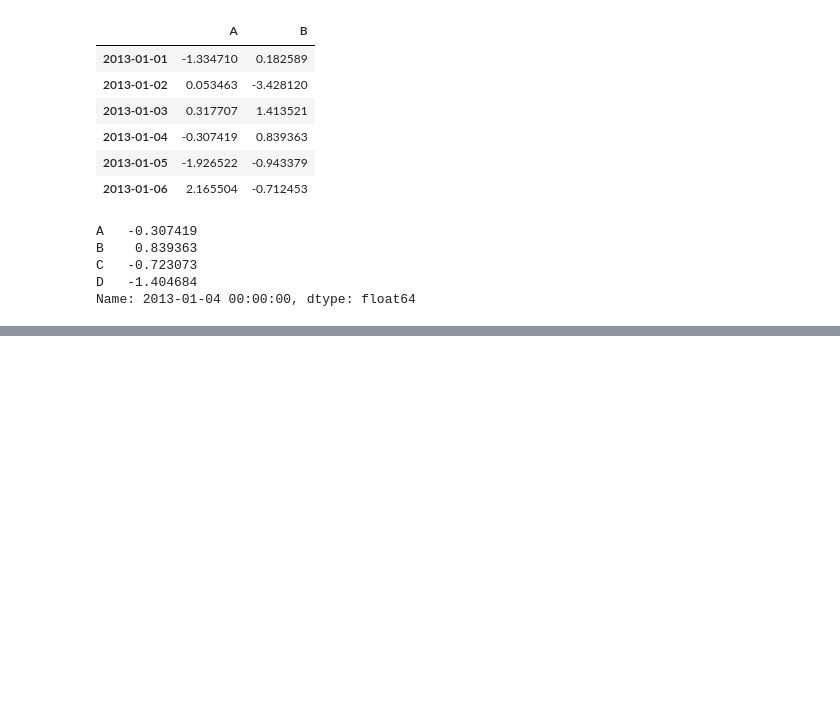
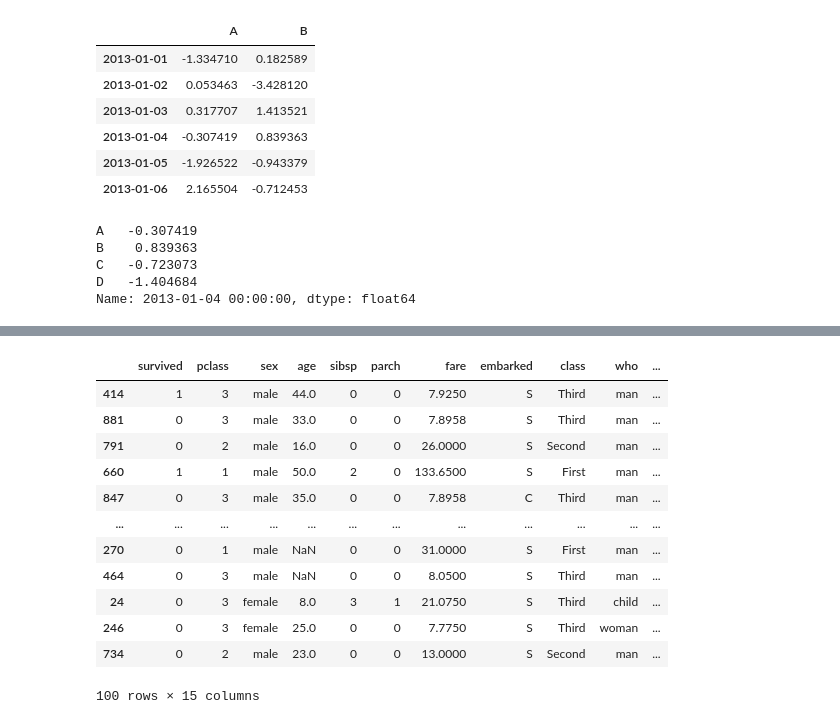
Before and after one commit to gak92/pkc2023, a Jupyter notebook: day_10/10_minutes_to_pandas.ipynb, the cells around one changed output, grey strips where cells are left out. Saved outputs shown, nothing was run; the diff lists cells and outputs as text; code cells hidden in the pictures; blank space fills up the shorter version.

```diff
--- a/day_10/10_minutes_to_pandas.ipynb
+++ b/day_10/10_minutes_to_pandas.ipynb
@@ -206,0 +237,16 @@ Name: 2013-01-04 00:00:00, dtype: float64
+# %%
+titanic.sample(100)
+# %% [output]
+|  | survived | pclass | sex | age | sibsp | parch | fare | embarked | class | who | ... |
+| 414 | 1 | 3 | male | 44.0 | 0 | 0 | 7.9250 | S | Third | man | ... |
+| 881 | 0 | 3 | male | 33.0 | 0 | 0 | 7.8958 | S | Third | man | ... |
+| 791 | 0 | 2 | male | 16.0 | 0 | 0 | 26.0000 | S | Second | man | ... |
+| 660 | 1 | 1 | male | 50.0 | 2 | 0 | 133.6500 | S | First | man | ... |
+| 847 | 0 | 3 | male | 35.0 | 0 | 0 | 7.8958 | C | Third | man | ... |
+| ... | ... | ... | ... | ... | ... | ... | ... | ... | ... | ... | ... |
+| 270 | 0 | 1 | male | NaN | 0 | 0 | 31.0000 | S | First | man | ... |
+| 464 | 0 | 3 | male | NaN | 0 | 0 | 8.0500 | S | Third | man | ... |
+| 24 | 0 | 3 | female | 8.0 | 3 | 1 | 21.0750 | S | Third | child | ... |
+| 246 | 0 | 3 | female | 25.0 | 0 | 0 | 7.7750 | S | Third | woman | ... |
+| 734 | 0 | 2 | male | 23.0 | 0 | 0 | 13.0000 | S | Second | man | ... |
+100 rows × 15 columns
```
Also changed, not shown: parts of 4 cells of this notebook.
